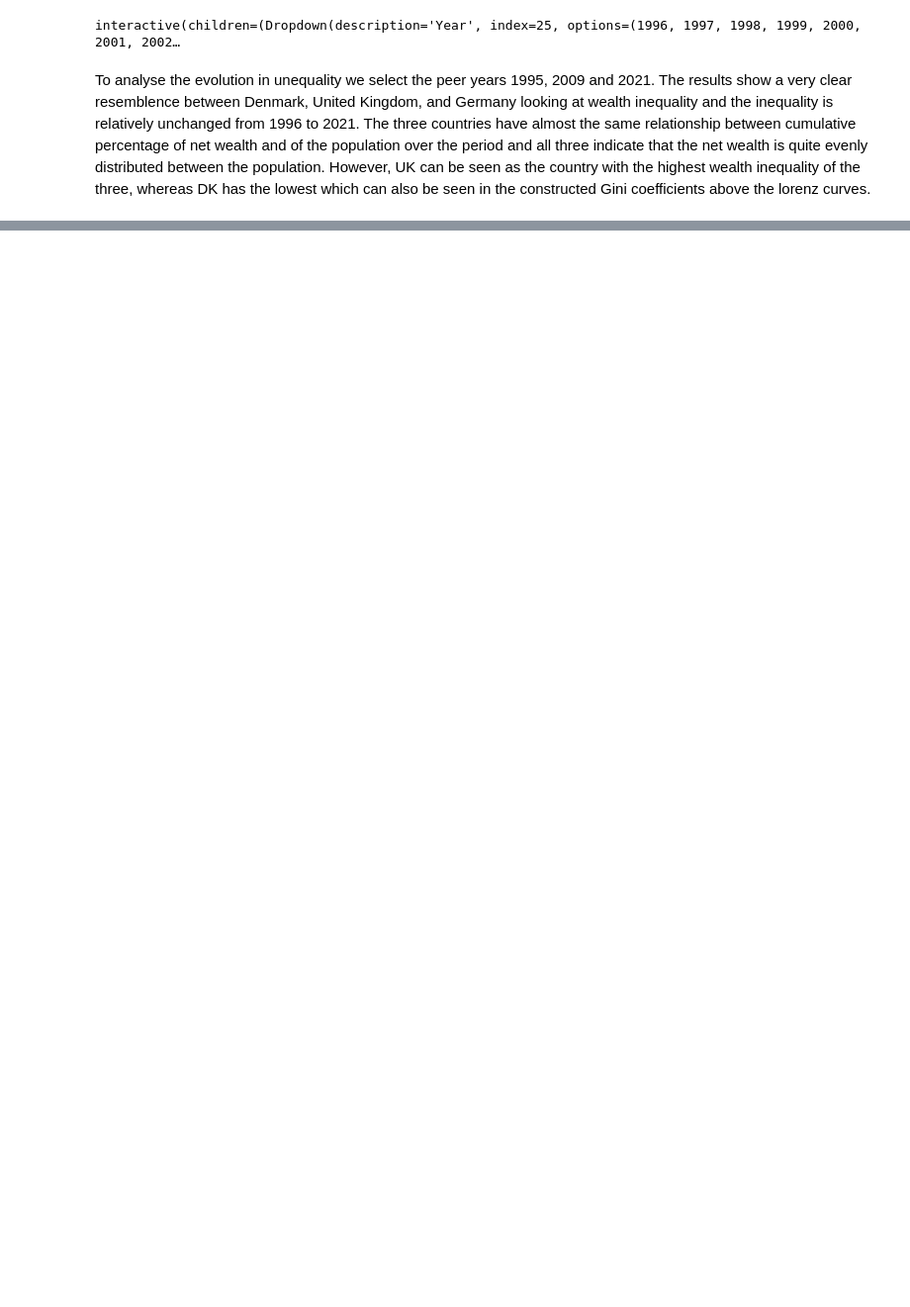
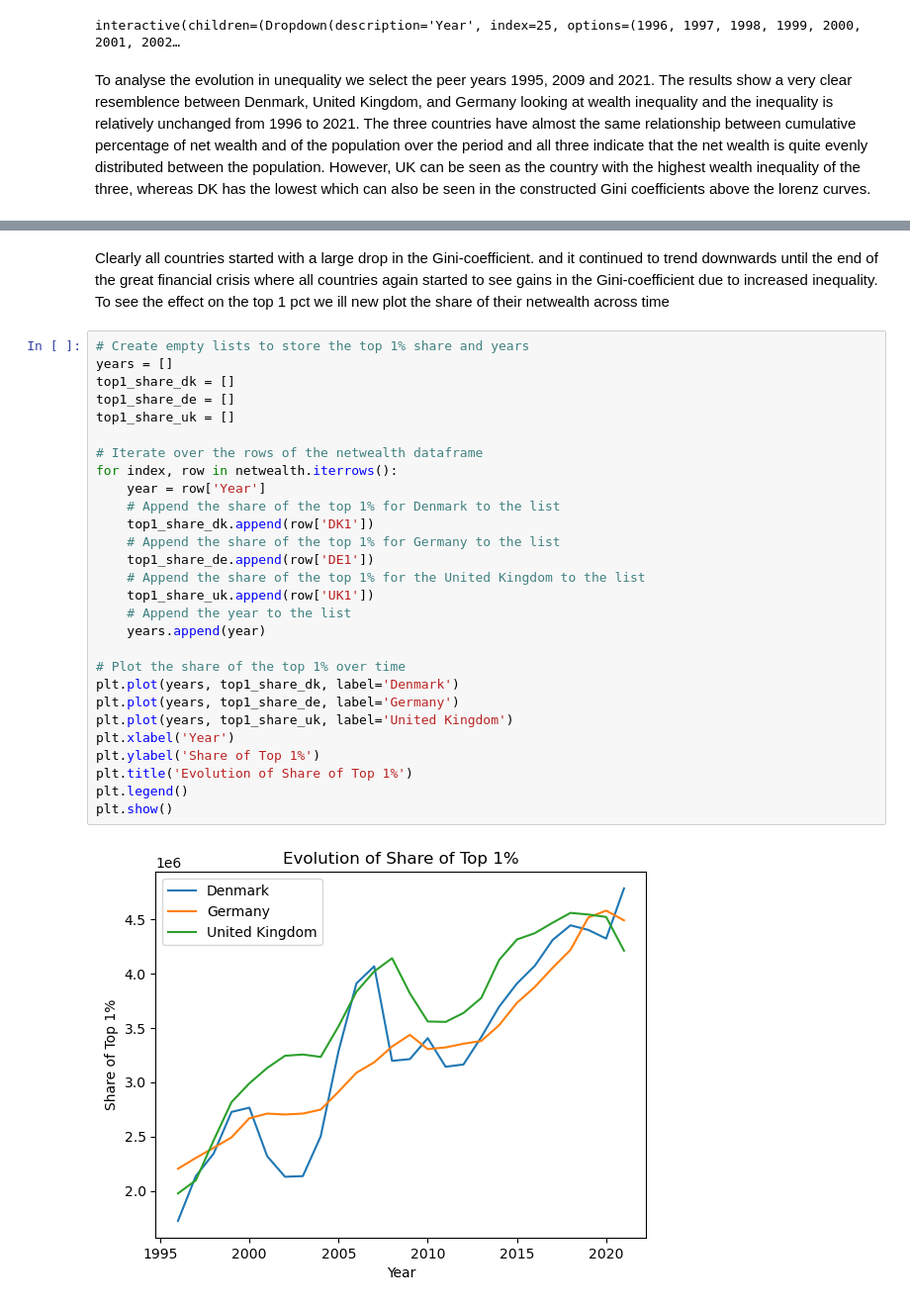
Before and after one commit to NumEconCopenhagen/projects-2023-rvcode, a Jupyter notebook: dataproject/dataproject.ipynb, the cells around one changed output, grey strips where cells are left out. Shown at 99% size. Cells and saved outputs as stored; diff of their text form; blank space fills up the shorter version.

```diff
--- a/dataproject/dataproject.ipynb
+++ b/dataproject/dataproject.ipynb
@@ -339,0 +294,32 @@ KeyError: 'DK'
+# %% [markdown]
+Clearly all countries started with a large drop in the Gini-coefficient. and it continued to trend downwards until the end of the great financial crisis where all countries again started to see gains in the Gini-coefficient due to increased inequality. To see the effect on the top 1 pct we ill new plot the share of their netwealth across time
+# %%
+# Create empty lists to store the top 1% share and years
+years = []
+top1_share_dk = []
+top1_share_de = []
+top1_share_uk = []
+
+# Iterate over the rows of the netwealth dataframe
+for index, row in netwealth.iterrows():
+    year = row['Year']
+    # Append the share of the top 1% for Denmark to the list
+    top1_share_dk.append(row['DK1'])
+    # Append the share of the top 1% for Germany to the list
+    top1_share_de.append(row['DE1'])
+    # Append the share of the top 1% for the United Kingdom to the list
+    top1_share_uk.append(row['UK1'])
+    # Append the year to the list
+    years.append(year)
+
+# Plot the share of the top 1% over time
+plt.plot(years, top1_share_dk, label='Denmark')
+plt.plot(years, top1_share_de, label='Germany')
+plt.plot(years, top1_share_uk, label='United Kingdom')
+plt.xlabel('Year')
+plt.ylabel('Share of Top 1%')
+plt.title('Evolution of Share of Top 1%')
+plt.legend()
+plt.show()
+# %% [output]
+[figure, added]
```
Also changed, not shown: parts of 18 cells of this notebook, 1 other file.
